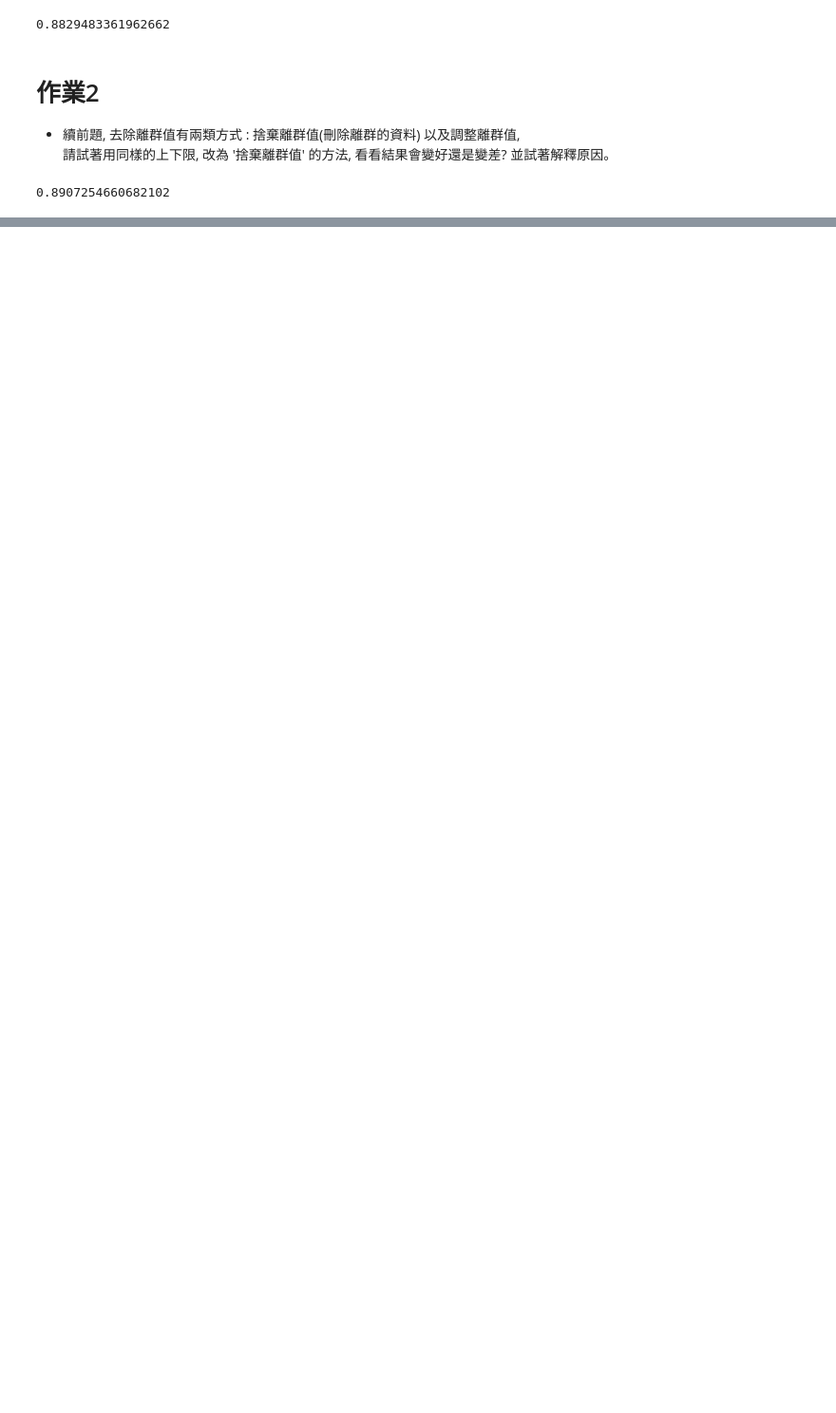
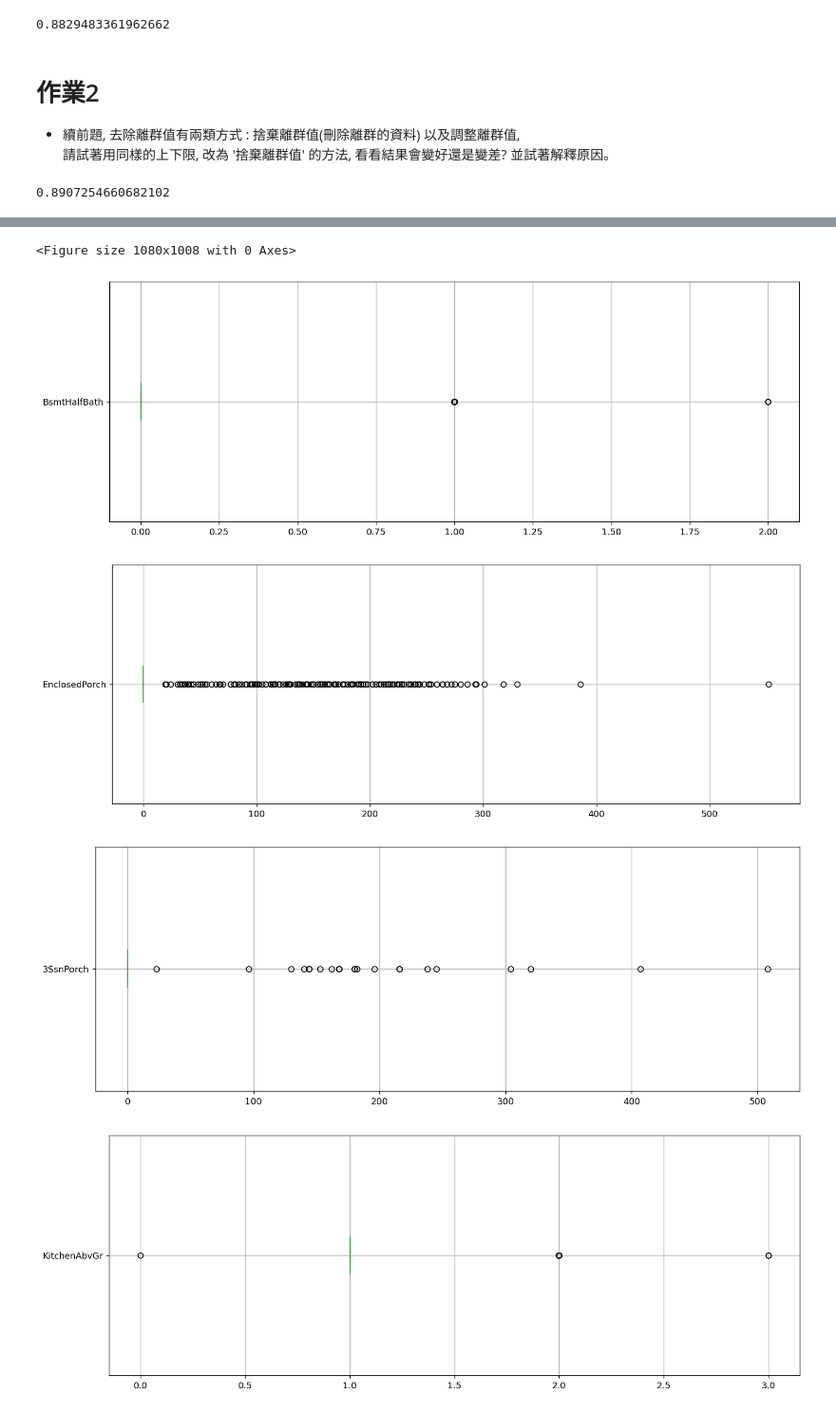
Before and after one commit to shanhao1204/ML100-days, a Jupyter notebook: ML100days/Day_010_HW.ipynb, the cells around one changed output, grey strips where cells are left out. Shown at 95% size. Cells and saved outputs as stored; diff of their text form; code cells hidden in the pictures; blank space fills up the shorter version.

```diff
--- a/ML100days/Day_010_HW.ipynb
+++ b/ML100days/Day_010_HW.ipynb
@@ -32,9 +10,28 @@ df.head()
 # %%
+import pandas as pd
+import numpy as np
+
+data_path = '/Users/syuan/Downloads/數值型特徵 - 去除離群值_HW/'
+df_train = pd.read_csv(data_path + 'house_train.csv.gz')
+train_Y = np.log1p(df_train['SalePrice'])
+df = df_train.drop(['Id', 'SalePrice'] , axis=1)
+
 #只取 int64, float64 兩種數值型欄位, 存於 num_features 中
 num_features = []
 for dtype, feature in zip(df.dtypes, df.columns):
     if dtype == 'float64' or dtype == 'int64':
         num_features.append(feature)
 print(f'{len(num_features)} Numeric Features : {num_features}\n')
+# 削減文字型欄位, 只剩數值型欄位
+df = df[num_features]
+df = df.fillna(-1)
+MMEncoder = MinMaxScaler()
+train_num = train_Y.shape[0]
+from scipy import stats
+z=np.abs(stats.zscore(df))
+print(df.shape[0])
+df = df[(z < 3).all(axis=1)]
+print(df.shape[0])
+print(1460-979)
 # %% [output]
 36 Numeric Features : ['MSSubClass', 'LotFrontage', 'LotArea', 'OverallQual', 'OverallCond', 'YearBuilt', 'YearRemodAdd', 'MasVnrArea', 'BsmtFinSF1', 'BsmtFinSF2', 'BsmtUnfSF', 'TotalBsmtSF', '1stFlrS ...
@@ -104,0 +111,5 @@ cross_val_score(estimator, train_X, train_Y, cv=5).mean()
+# %%
+from scipy import stats
+z=np.abs(stats.zscore(df))
+n=np.where(z>3)
+outlier=df.iloc[:,n[1]].columns.unique()
@@ -104,0 +125,11 @@ cross_val_score(estimator, train_X, train_Y, cv=5).mean()
+# %%
+plt.figure(figsize=(15,14))
+for col in outlier:
+    plt.figure(figsize=(14,5),dpi=130)
+    df.boxplot(column=col,vert=False)
+# %% [output]
+<Figure size 1080x1008 with 0 Axes>
+[figure, added]
+[figure, added]
+[figure, added]
+[figure, added]
```
Also changed, not shown: parts of 9 cells of this notebook, 2 other files.
